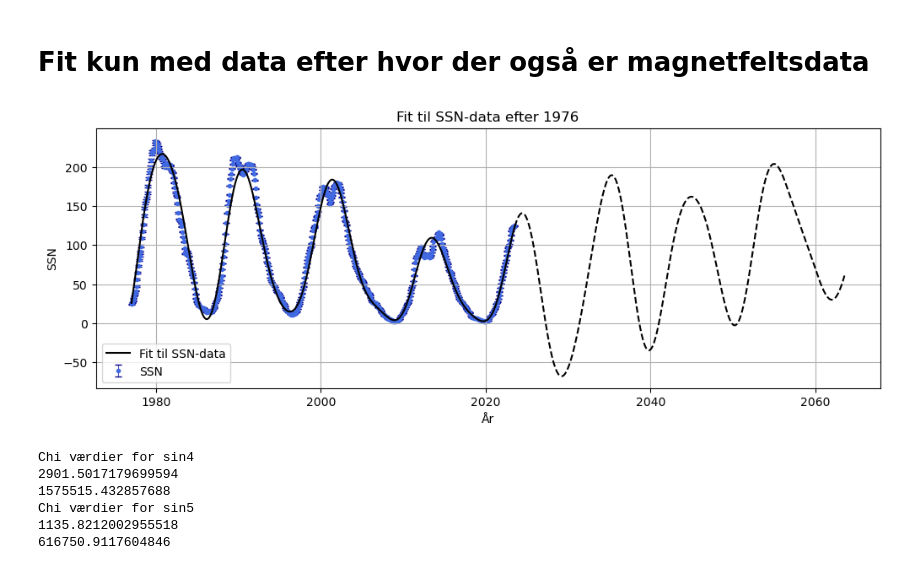
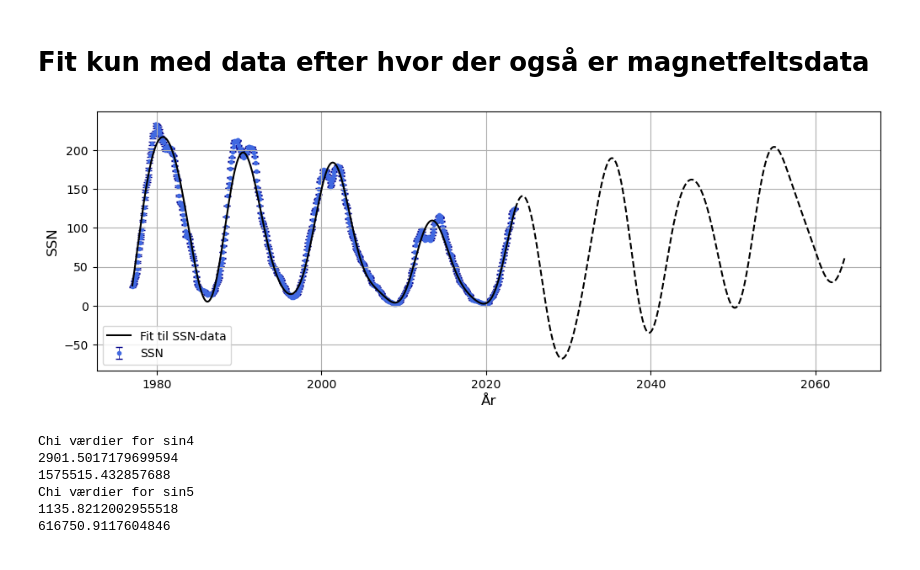
Before and after one commit to Focus9752/Solpletter_projekt, a Jupyter notebook: Magnus carlsen/Endelig_ikke_ok.ipynb, the cells around one changed output. Cells and saved outputs as stored; diff of their text form; code cells hidden in the pictures.

```diff
--- a/Magnus carlsen/Endelig_ikke_ok.ipynb
+++ b/Magnus carlsen/Endelig_ikke_ok.ipynb
@@ -367,29 +366,28 @@ Var5 , Cov5 = curve_fit(sin5 , SSN_date_fraction_arr , SSN_arr , sigma=SSN_uncer
 # %%
 x=np.linspace(SSN_date_fraction_arr[0], SSN_date_fraction_arr[-1], 10000)
 x2 = np.linspace(SSN_date_fraction_arr_old[-1], SSN_date_fraction_arr[-1] + 40, 10000)
 
 # Set of colours for the first data
 color_SSN = 'royalblue'  # Colour for the data points
 color_SSN_uncert = 'darkblue'  # Colour for the uncertainties
 
 # Set of colours for the second data
 color_WSO = 'darkorange'  # Colour for the data points
 color_WSO_uncert = 'crimson'  # Colour for the uncertainties
 
 plt.figure(figsize=(12,4))
 
 plt.grid(True)
 #plt.errorbar(SSN_date_fraction_arr, wso_smoothed_magnetic_field_arr, label="Magnetfeltsstyrke", fmt='.', yerr=wso_smoothed_uncert_arr, ecolor=color_WSO_uncert, c=color_WSO, elinewidth=0.5, capsize=3,  zorder=0)
 plt.errorbar(SSN_date_fraction_arr, SSN_arr, label="SSN", yerr=SSN_uncert_arr, fmt='.', ecolor=color_SSN_uncert, c=color_SSN, elinewidth=0.5, capsize=3,  zorder=0)
 plt.plot(x, sin5(x, *Var5), label='Fit til SSN-data', color='black')
 plt.plot(x2, sin5(x2, *Var5),color='black', linestyle="--")
-plt.xlabel('År')
-plt.ylabel(r'SSN')
-plt.title('Fit til SSN-data efter 1976')
+plt.xlabel('År', fontsize=12)
+plt.ylabel(r'SSN', fontsize=12)
 plt.legend()
 plt.show()
 # %% [output]
-[figure, old version]
+[figure, new version]
 # %%
 print("Chi værdier for sin4")
 print(module_chi_squared_reduced(SSN_arr, sin4(SSN_date_fraction_arr, *Var4), SSN_uncert_arr, 16))
```
Also changed, not shown: parts of 1 cell of this notebook, 5 other files.
